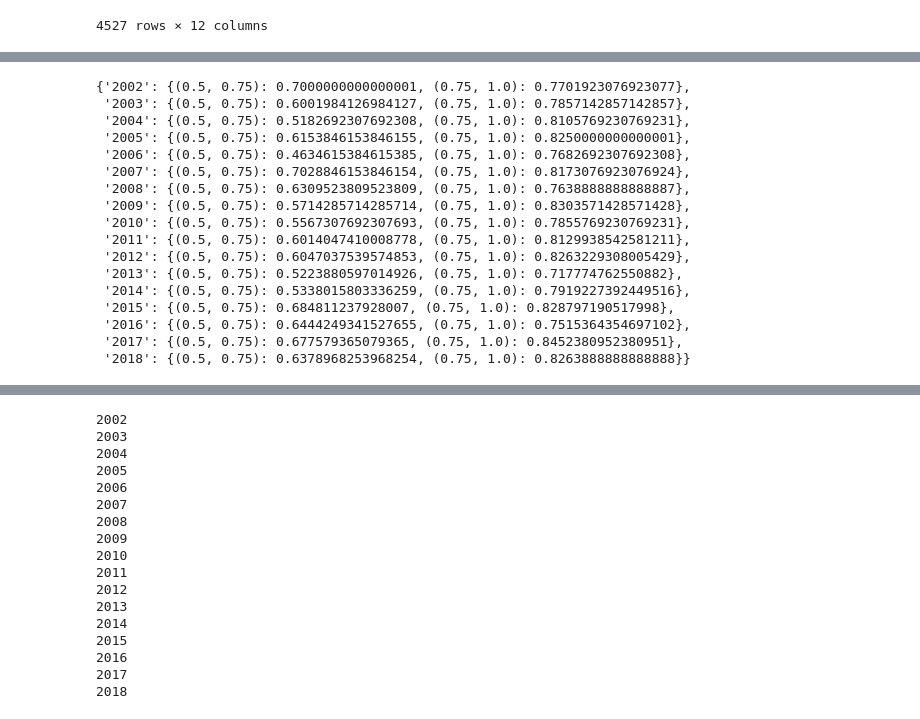
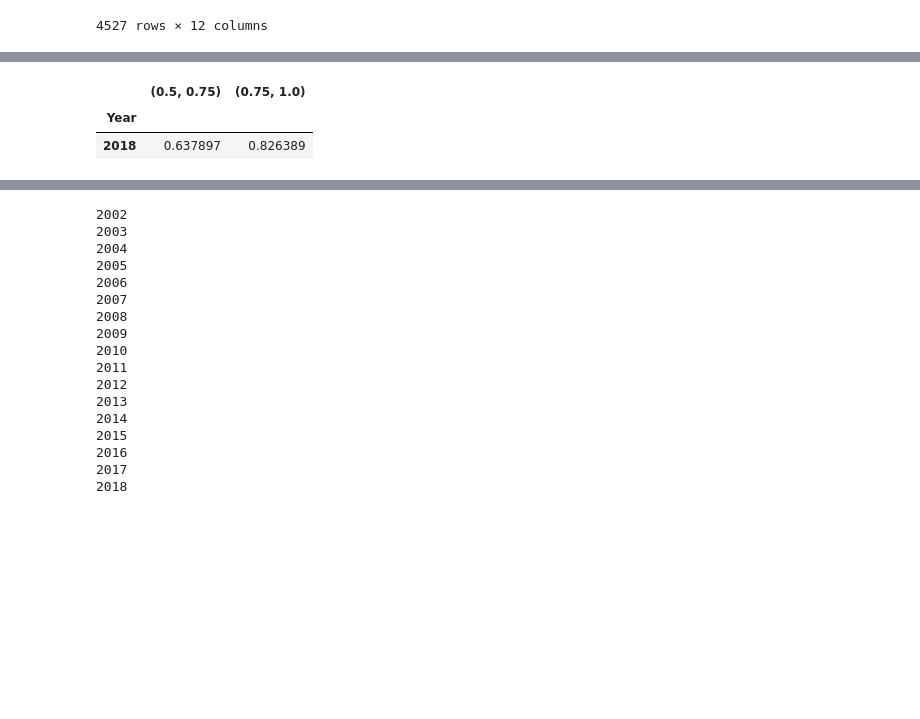
Before and after one commit to IGARDS/sensitivity_study, a Jupyter notebook: experiments/MarchMadness.ipynb, the cells around one changed output, grey strips where cells are left out. Drawn from its saved outputs; the diff is of its cells as text; code cells hidden in the pictures; blank space fills up the shorter version.

Commit message:
Produce taus and results in same loop

```diff
--- a/experiments/MarchMadness.ipynb
+++ b/experiments/MarchMadness.ipynb
@@ -115,11 +119,27 @@ for year in games.keys():
 # %%
 pairs = [(0.5,0.75),(0.75,1.)]
 rankings = {}
+taus = {}
 for year in games.keys():
     rankings[year] = []
-    for pair in pairs:
+    taus[year] = {}
+    data = []
+    results = pd.DataFrame(columns=pairs+["Year"]).set_index("Year")
+    for i in range(len(pairs)):
+        pair = pairs[i]
         D1 = Ds[year][pair[0]]
         D2 = Ds[year][pair[1]]
         ranking1 = MasseyRankingAlgorithm().rank(D1.fillna(0).values)
         ranking2 = MasseyRankingAlgorithm().rank(D2.fillna(0).values)
         rankings[year].append((ranking1,ranking2))
+        ranking1, ranking2 = rankings[year][i]
+        taus[year][pair] = kendall_tau(ranking1,ranking2)
+        data.append(taus[year][pair])
+    results = results.append(pd.Series(data,index=results.columns,name=year))
+
+taus
+results
+# %% [output]
+|  | (0.5, 0.75) | (0.75, 1.0) |
+| Year |  |  |
+| 2018 | 0.637897 | 0.826389 |
@@ -134,20 +145,0 @@ for year in games.keys():
-# %%
-taus
-# %% [output]
-{'2002': {(0.5, 0.75): 0.7000000000000001, (0.75, 1.0): 0.7701923076923077},
- '2003': {(0.5, 0.75): 0.6001984126984127, (0.75, 1.0): 0.7857142857142857},
- '2004': {(0.5, 0.75): 0.5182692307692308, (0.75, 1.0): 0.8105769230769231},
- '2005': {(0.5, 0.75): 0.6153846153846155, (0.75, 1.0): 0.8250000000000001},
- '2006': {(0.5, 0.75): 0.4634615384615385, (0.75, 1.0): 0.7682692307692308},
- '2007': {(0.5, 0.75): 0.7028846153846154, (0.75, 1.0): 0.8173076923076924},
- '2008': {(0.5, 0.75): 0.6309523809523809, (0.75, 1.0): 0.7638888888888887},
- '2009': {(0.5, 0.75): 0.5714285714285714, (0.75, 1.0): 0.8303571428571428},
- '2010': {(0.5, 0.75): 0.5567307692307693, (0.75, 1.0): 0.7855769230769231},
- '2011': {(0.5, 0.75): 0.6014047410008778, (0.75, 1.0): 0.8129938542581211},
- '2012': {(0.5, 0.75): 0.6047037539574853, (0.75, 1.0): 0.8263229308005429},
- '2013': {(0.5, 0.75): 0.5223880597014926, (0.75, 1.0): 0.717774762550882},
- '2014': {(0.5, 0.75): 0.5338015803336259, (0.75, 1.0): 0.7919227392449516},
- '2015': {(0.5, 0.75): 0.684811237928007, (0.75, 1.0): 0.828797190517998},
- '2016': {(0.5, 0.75): 0.6444249341527655, (0.75, 1.0): 0.7515364354697102},
- '2017': {(0.5, 0.75): 0.677579365079365, (0.75, 1.0): 0.8452380952380951},
- '2018': {(0.5, 0.75): 0.6378968253968254, (0.75, 1.0): 0.8263888888888888}}
```
Also changed, not shown: parts of 3 cells of this notebook.
